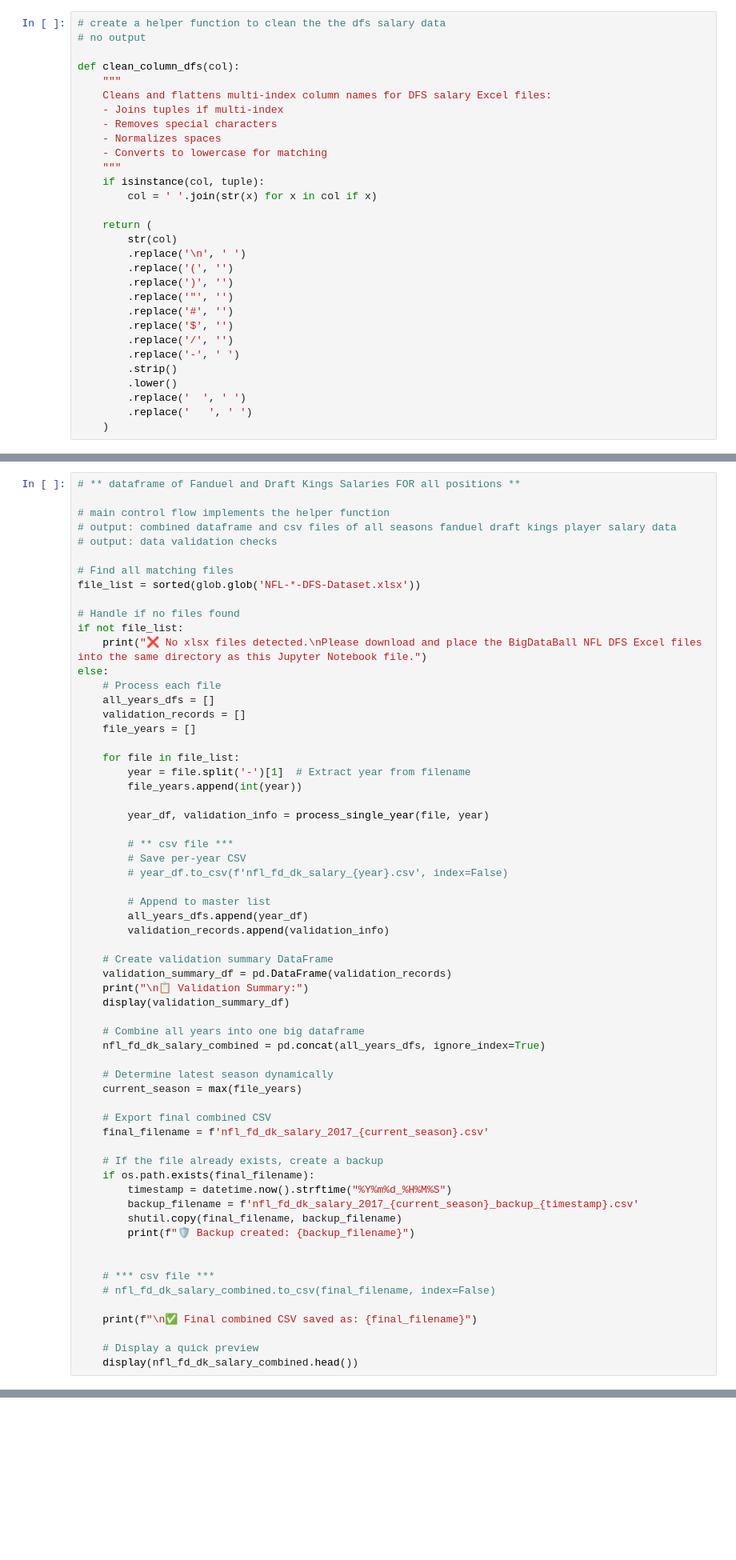
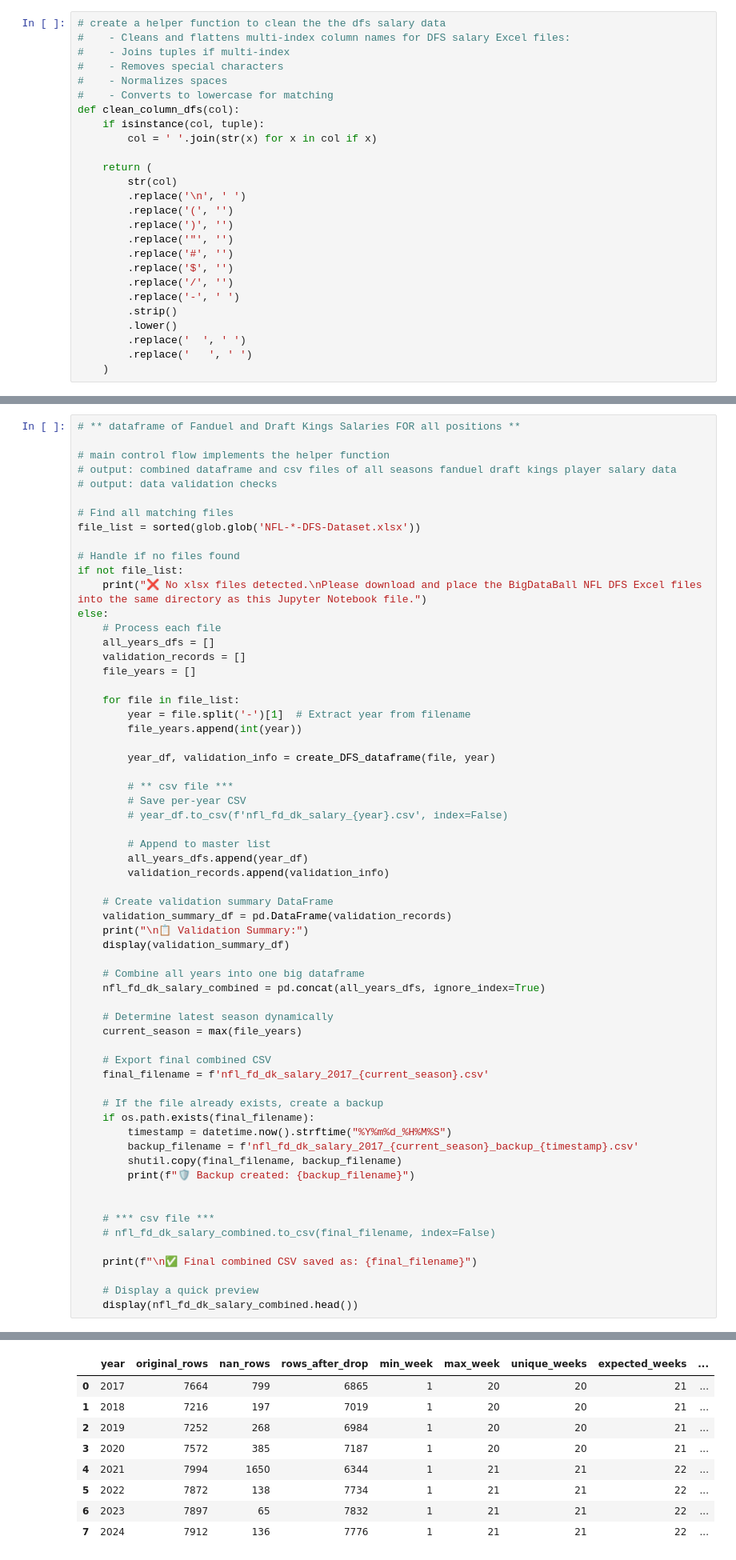
Before and after one commit to ARCtechmo/fanfav, a Jupyter notebook: wr_df_v2.ipynb, the cells around one changed output, grey strips where cells are left out. Shown at 80% size. Cells and saved outputs as stored; diff of their text form; blank space fills up the shorter version.

```diff
--- a/wr_df_v2.ipynb
+++ b/wr_df_v2.ipynb
@@ -1200,16 +1052,12 @@ wr_ngs_df.team_abbr uniques:
 # ** Files must be in the local directory ** NFL-20xx-DFS-Dataset.xlsx
 # %%
 # create a helper function to clean the the dfs salary data
-# no output
-
+#    - Cleans and flattens multi-index column names for DFS salary Excel files:
+#    - Joins tuples if multi-index
+#    - Removes special characters
+#    - Normalizes spaces
+#    - Converts to lowercase for matching
 def clean_column_dfs(col):
-    """
-    Cleans and flattens multi-index column names for DFS salary Excel files:
-    - Joins tuples if multi-index
-    - Removes special characters
-    - Normalizes spaces
-    - Converts to lowercase for matching
-    """
     if isinstance(col, tuple):
         col = ' '.join(str(x) for x in col if x)
 
@@ -1385,7 +1244,7 @@ else:
         year = file.split('-')[1]  # Extract year from filename
         file_years.append(int(year))
 
-        year_df, validation_info = process_single_year(file, year)
+        year_df, validation_info = create_DFS_dataframe(file, year)
 
         # ** csv file ***
         # Save per-year CSV
@@ -1424,3 +1283,4 @@ else:
 
     # Display a quick preview
     display(nfl_fd_dk_salary_combined.head())
+# %% [output]
@@ -1426,0 +1304,9 @@ else:
+|  | year | original_rows | nan_rows | rows_after_drop | min_week | max_week | unique_weeks | expected_weeks | ... |
+| 0 | 2017 | 7664 | 799 | 6865 | 1 | 20 | 20 | 21 | ... |
+| 1 | 2018 | 7216 | 197 | 7019 | 1 | 20 | 20 | 21 | ... |
+| 2 | 2019 | 7252 | 268 | 6984 | 1 | 20 | 20 | 21 | ... |
+| 3 | 2020 | 7572 | 385 | 7187 | 1 | 20 | 20 | 21 | ... |
+| 4 | 2021 | 7994 | 1650 | 6344 | 1 | 21 | 21 | 22 | ... |
+| 5 | 2022 | 7872 | 138 | 7734 | 1 | 21 | 21 | 22 | ... |
+| 6 | 2023 | 7897 | 65 | 7832 | 1 | 21 | 21 | 22 | ... |
+| 7 | 2024 | 7912 | 136 | 7776 | 1 | 21 | 21 | 22 | ... |
```
Also changed, not shown: parts of 31 cells of this notebook.
